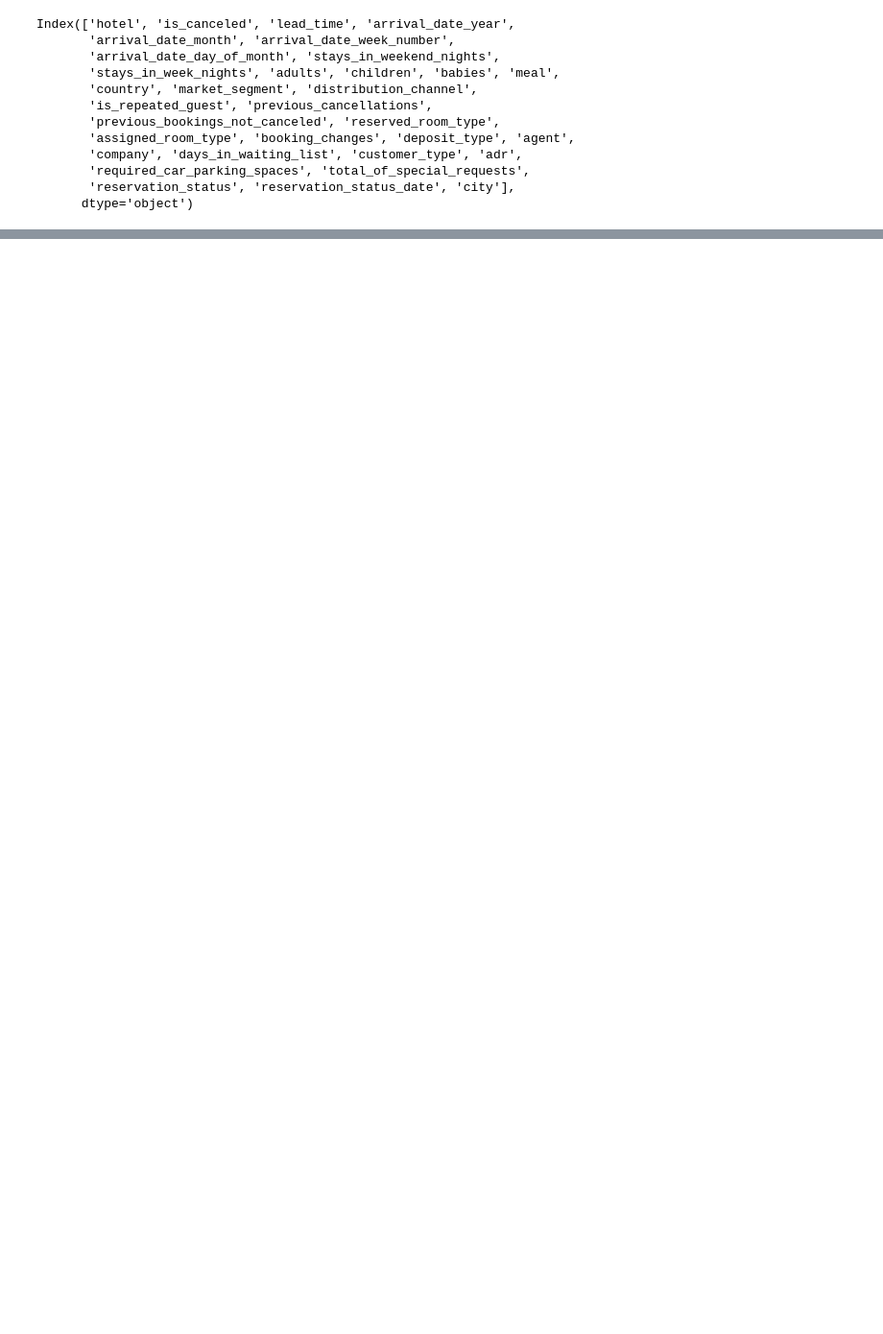
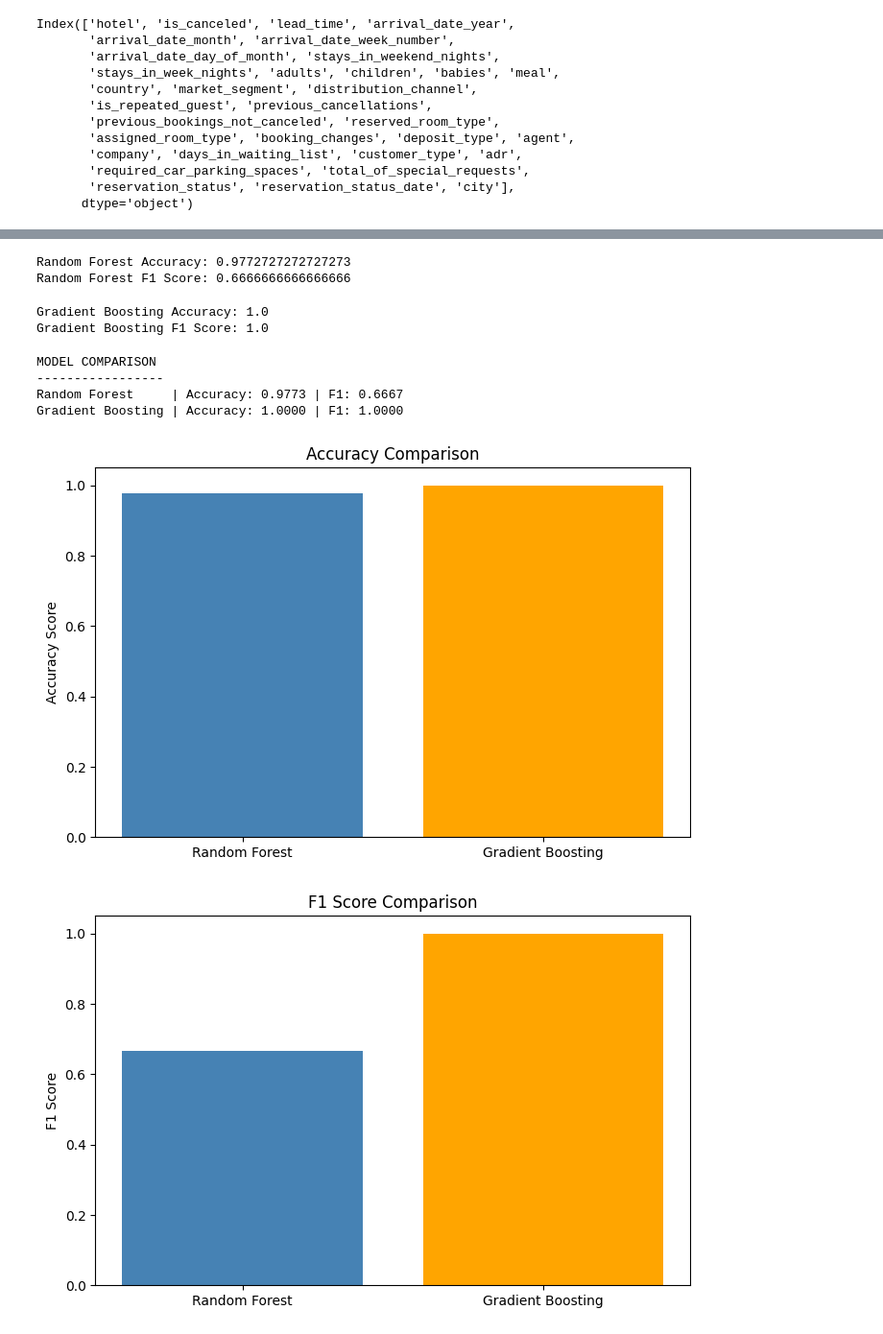
Before and after one commit to birdherd07/p3-ml, a Jupyter notebook: ml-dataset.ipynb, the cells around one changed output, grey strips where cells are left out. Shown: that part at 96% size. Drawn from its saved outputs; the diff is of its cells as text; code cells hidden in the pictures; blank space fills up the shorter version.

Commit message:
Add ensemble models and comparison plots

```diff
--- a/ml-dataset.ipynb
+++ b/ml-dataset.ipynb
@@ -40,0 +65,64 @@ Index(['hotel', 'is_canceled', 'lead_time', 'arrival_date_year',
+# %%
+from sklearn.ensemble import RandomForestClassifier
+from sklearn.metrics import accuracy_score, f1_score
+
+rf = RandomForestClassifier(n_estimators=200, random_state=42)
+rf.fit(X_train, y_train)
+
+rf_pred = rf.predict(X_test)
+
+rf_acc = accuracy_score(y_test, rf_pred)
+rf_f1 = f1_score(y_test, rf_pred)
+
+print("Random Forest Accuracy:", rf_acc)
+print("Random Forest F1 Score:", rf_f1)
+# %% [output]
+Random Forest Accuracy: 0.9772727272727273
+Random Forest F1 Score: 0.6666666666666666
+# %%
+from sklearn.ensemble import GradientBoostingClassifier
+
+gb = GradientBoostingClassifier(random_state=42)
+gb.fit(X_train, y_train)
+
+gb_pred = gb.predict(X_test)
+
+gb_acc = accuracy_score(y_test, gb_pred)
+gb_f1 = f1_score(y_test, gb_pred)
+
+print("Gradient Boosting Accuracy:", gb_acc)
+print("Gradient Boosting F1 Score:", gb_f1)
+# %% [output]
+Gradient Boosting Accuracy: 1.0
+Gradient Boosting F1 Score: 1.0
+# %%
+print("MODEL COMPARISON")
+print("-----------------")
+print(f"Random Forest     | Accuracy: {rf_acc:.4f} | F1: {rf_f1:.4f}")
+print(f"Gradient Boosting | Accuracy: {gb_acc:.4f} | F1: {gb_f1:.4f}")
+# %% [output]
+MODEL COMPARISON
+-----------------
+Random Forest     | Accuracy: 0.9773 | F1: 0.6667
+Gradient Boosting | Accuracy: 1.0000 | F1: 1.0000
+# %%
+import matplotlib.pyplot as plt
+
+models = ['Random Forest', 'Gradient Boosting']
+accuracy_scores = [rf_acc, gb_acc]
+f1_scores = [rf_f1, gb_f1]
+
+plt.figure(figsize=(8,5))
+plt.bar(models, accuracy_scores, color=['steelblue','orange'])
+plt.title("Accuracy Comparison")
+plt.ylabel("Accuracy Score")
+plt.show()
+
+plt.figure(figsize=(8,5))
+plt.bar(models, f1_scores, color=['steelblue','orange'])
+plt.title("F1 Score Comparison")
+plt.ylabel("F1 Score")
+plt.show()
+# %% [output]
+[figure, added]
+[figure, added]
```
Also changed, not shown: parts of 3 cells of this notebook.
